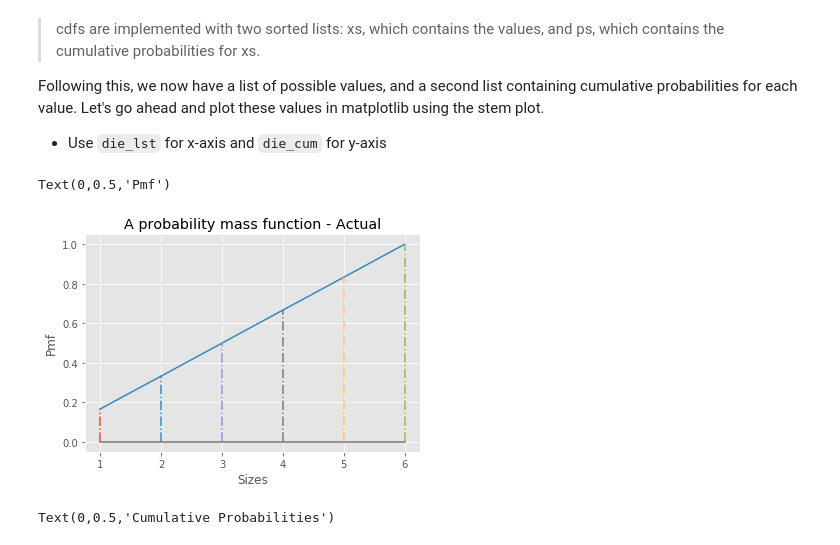
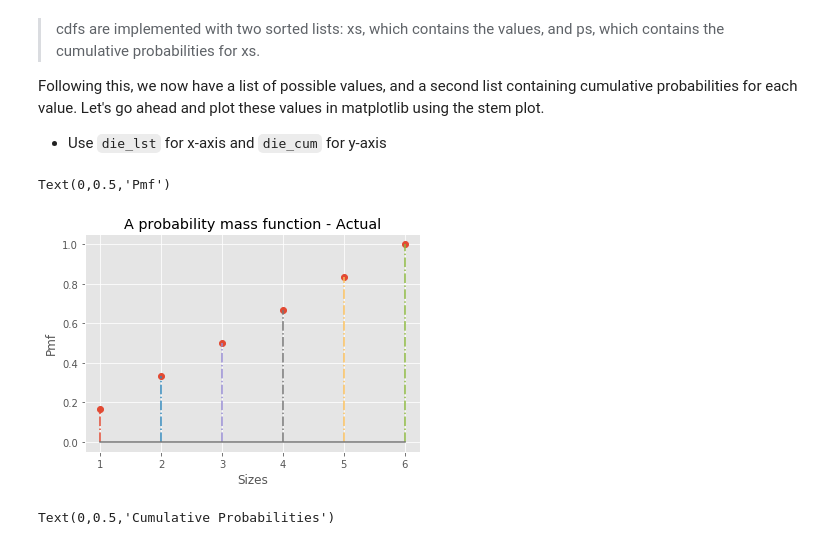
Before and after one commit to Rimab55/dsc-0-09-09-distributions-cdf-lab-nyc-ds-career-012819, a Jupyter notebook: index.ipynb, the cells around one changed output. Cells and saved outputs as stored; diff of their text form; code cells hidden in the pictures.

```diff
--- a/index.ipynb
+++ b/index.ipynb
@@ -64,13 +64,13 @@ Following this, we now have a list of possible values, and a second list contain
 # %%
 import matplotlib.pyplot as plt
 plt.style.use('ggplot')
-plt.stem(die_lst,die_cum,linefmt = '-.',markerfmt='C')
+plt.stem(die_lst,die_cum,linefmt = '-.',markerfmt='C0o')
 plt.title('A probability mass function - Actual')
 plt.xlabel('Sizes')
 plt.ylabel('Pmf')
 # %% [output]
 Text(0,0.5,'Pmf')
-[figure, old version]
+[figure, new version]
 # %%
 # %% [output]
 Text(0,0.5,'Cumulative Probabilities')
```
